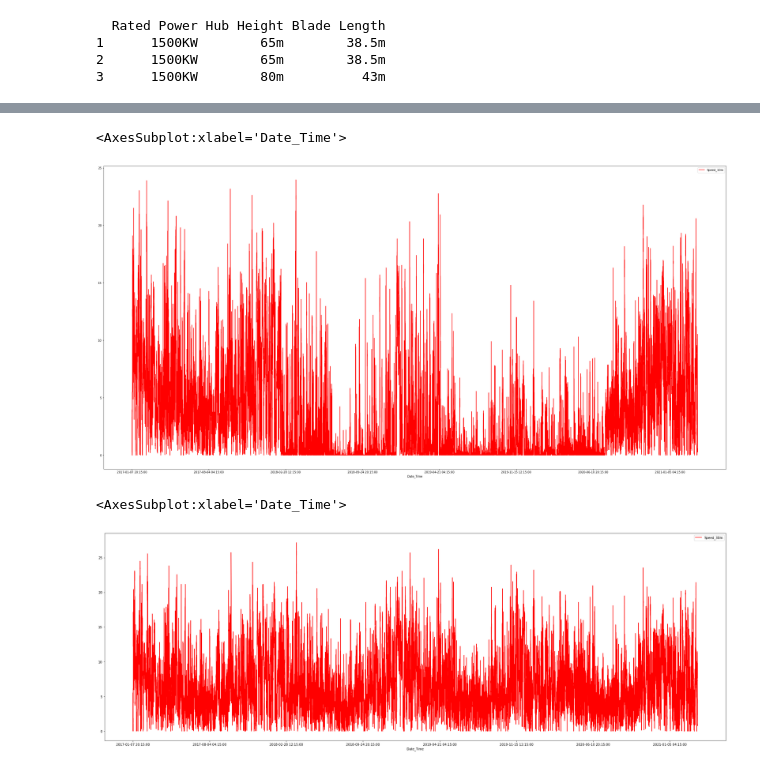
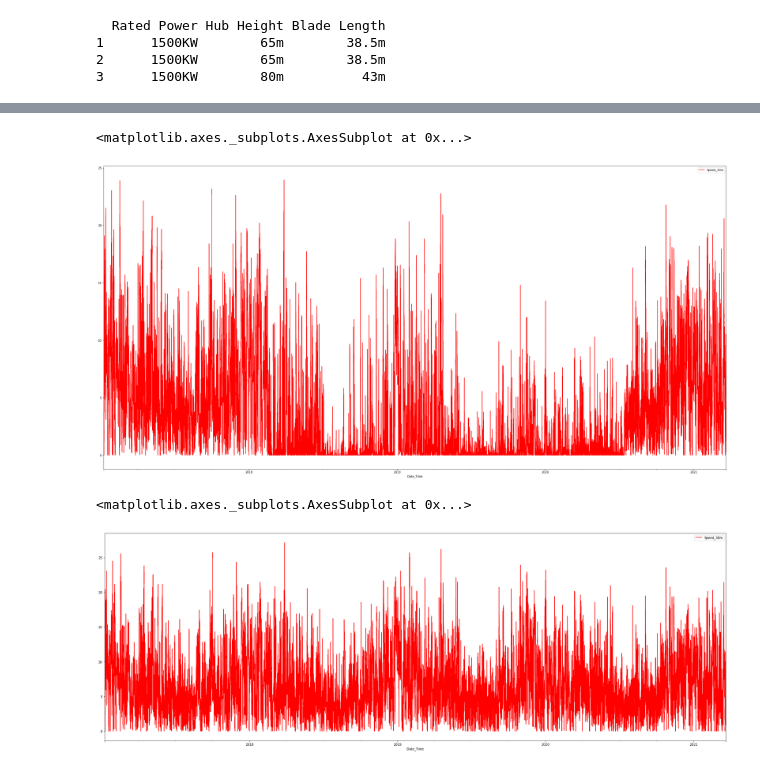
Before and after one commit to tamas-paulik/WindPower_Estimation, a Jupyter notebook: Untitled.ipynb, the cells around one changed output, grey strips where cells are left out. Cells and saved outputs as stored; diff of their text form; code cells hidden in the pictures.

```diff
--- a/Untitled.ipynb
+++ b/Untitled.ipynb
@@ -15,13 +15,15 @@ cm = 1/2.54  # centimeters in inches
 #The datas are not uploaded to the repository, extract them to your base folder
 
 # Cebrina's   Path: C:\Users\cebri\Documents\Wind Power Estimation\Data
-# Guillermo's Path:
+# Guillermo's Path: C:\DTU\\02456 - Deep Learning\Project\Datasets
 # Tomi's      Path: C:\Users\PC\Documents\GitHub\WindPower_Estimation
 
+dataPath = 'C:\DTU\\02456 - Deep Learning\Project\Datasets'
+
 # Reading Turbine power Curves
-turbine_1_power = pd.read_csv (r'C:\Users\PC\Documents\GitHub\WindPower_Estimation\Case1\Turbine_Info\Power_Curve.txt', header=0, delim_whitespace=True)
-turbine_2_power = pd.read_csv (r'C:\Users\PC\Documents\GitHub\WindPower_Estimation\Case2\Turbine_Info\Power_Curve.txt', header=0, delim_whitespace=True)
-turbine_3_power = pd.read_csv (r'C:\Users\PC\Documents\GitHub\WindPower_Estimation\Case3\Turbine_Info\Power_Curve.txt', header=0, delim_whitespace=True)
+turbine_1_power = pd.read_csv (r''+dataPath+'\Case1\Turbine_Info\Power_Curve.txt', header=0, delim_whitespace=True)
+turbine_2_power = pd.read_csv (r''+dataPath+'\Case2\Turbine_Info\Power_Curve.txt', header=0, delim_whitespace=True)
+turbine_3_power = pd.read_csv (r''+dataPath+'\Case3\Turbine_Info\Power_Curve.txt', header=0, delim_whitespace=True)
 
 # Renaming of the headers
 turbine_1_power = turbine_1_power.rename(columns={ turbine_1_power.columns[0]: 'Case1 Turbine'})
@@ -104,17 +106,20 @@ Text(0.5, 0.98, 'Different types of turbines')
 # %%
 # Reading the measurements
-measurement_case_1 = pd.read_csv (r'C:\Users\PC\Documents\GitHub\WindPower_Estimation\Case1\Proj_Measurements_Case1.csv', header=0)
-measurement_case_2 = pd.read_csv (r'C:\Users\PC\Documents\GitHub\WindPower_Estimation\Case2\Proj_Measurements_Case2.csv', header=0)
-measurement_case_3 = pd.read_csv (r'C:\Users\PC\Documents\GitHub\WindPower_Estimation\Case3\Proj_Measurements_Case3.csv', header=0)
+measurement_case_1 = pd.read_csv (r''+dataPath+'\Case1\Proj_Measurements_Case1.csv', header=0)
+measurement_case_2 = pd.read_csv (r''+dataPath+'\Case2\Proj_Measurements_Case2.csv', header=0)
+measurement_case_3 = pd.read_csv (r''+dataPath+'\Case3\Proj_Measurements_Case3.csv', header=0)
 
 # Set indexing to the Date_time
+measurement_case_1['Date_Time']= pd.to_datetime(measurement_case_1['Date_Time'])
+measurement_case_2['Date_Time']= pd.to_datetime(measurement_case_2['Date_Time'])
+measurement_case_3['Date_Time']= pd.to_datetime(measurement_case_3['Date_Time'])
 measurement_case_1 = measurement_case_1.set_index('Date_Time')
 measurement_case_2 = measurement_case_2.set_index('Date_Time')
 measurement_case_3 = measurement_case_3.set_index('Date_Time')
 
-# Interpolation for the missing values
-measurement_case_1.interpolate(inplace=True)
-measurement_case_2.interpolate(inplace=True)
-measurement_case_3.interpolate(inplace=True)
-print(measurement_case_1 )
+# Interpolation for the missing values (this should be done after splitting training/test sets)
+#measurement_case_1.interpolate(inplace=True)
+#measurement_case_2.interpolate(inplace=True)
+#measurement_case_3.interpolate(inplace=True)
+print(measurement_case_1)
 # %% [output]
@@ -138,14 +176,14 @@ print(measurement_case_1 )
 # %%
 fig = plt.figure(figsize=(100*cm,50*cm))
 ax1 = plt.gca()
-measurement_case_1.plot(kind='line', x='Date_Time', y='Speed_10m',style=['r-'], ax=ax1)
+measurement_case_1.plot(kind='line', y='Speed_10m',style=['r-'], ax=ax1)
 # %% [output]
-<AxesSubplot:xlabel='Date_Time'>
+<matplotlib.axes._subplots.AxesSubplot at 0x...>
-[figure, old version]
+[figure, new version]
 # %%
 fig = plt.figure(figsize=(35,12))
 ax1 = plt.gca()
-measurement_case_1.plot(kind='line', x='Date_Time', y='Speed_30m',style=['r-'], ax=ax1)
+measurement_case_1.plot(kind='line', y='Speed_30m',style=['r-'], ax=ax1)
 # %% [output]
-<AxesSubplot:xlabel='Date_Time'>
+<matplotlib.axes._subplots.AxesSubplot at 0x...>
-[figure, old version]
+[figure, new version]
```
Also changed, not shown: parts of 17 cells of this notebook.
